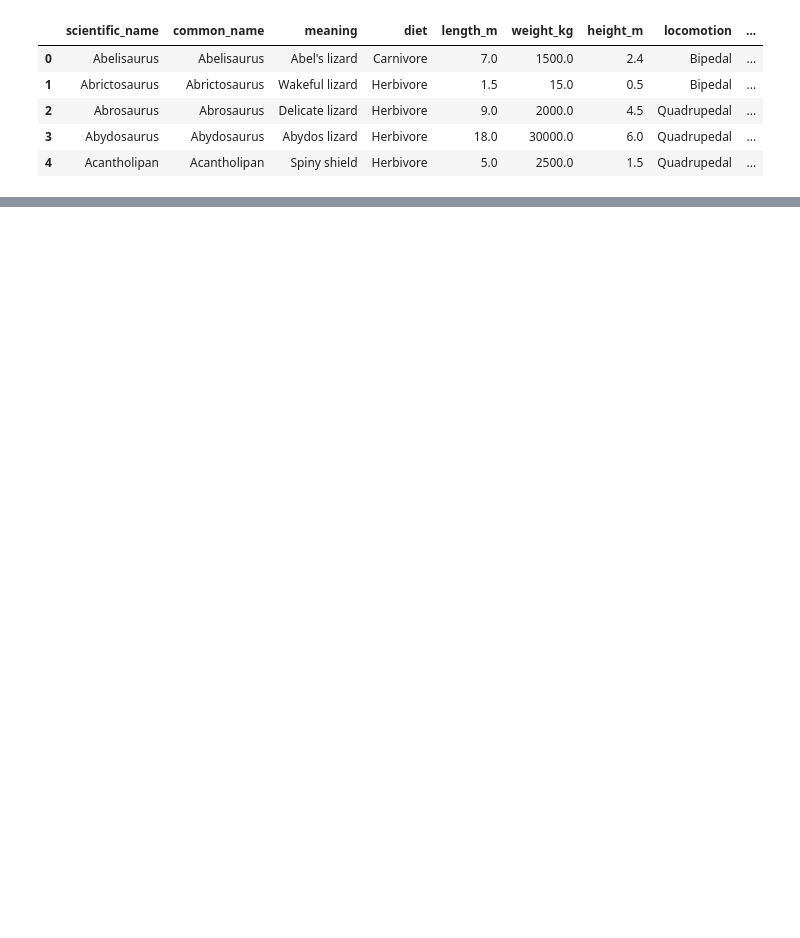
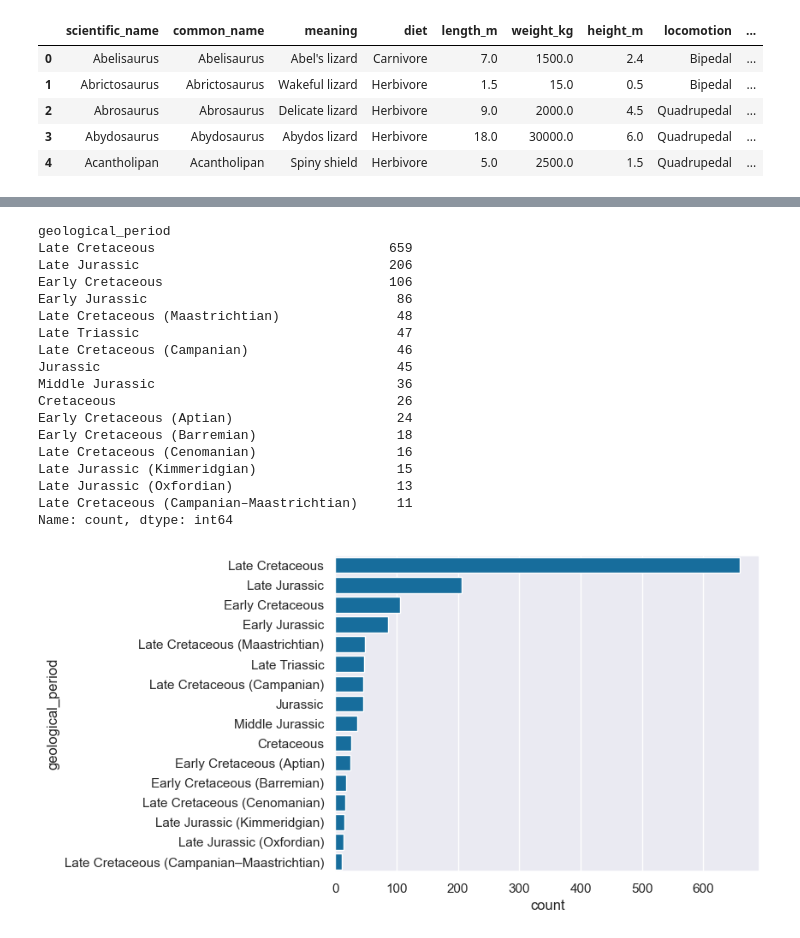
Before and after one commit to korayyildirim/DataAnalysisProjects, a Jupyter notebook: dinosaurEDA.ipynb, the cells around one changed output, grey strips where cells are left out. Cells and saved outputs as stored; diff of their text form; code cells hidden in the pictures; blank space fills up the shorter version.

```diff
--- a/dinosaurEDA.ipynb
+++ b/dinosaurEDA.ipynb
@@ -19,0 +87,27 @@ dinosaur_df.head()
+# %%
+# Geololigal periods over with over 10 occurences
+s=pd.DataFrame(dinosaur_df.value_counts("geological_period"))
+s2 = s[s["count"]>10]
+sns.barplot(y=s2.index,x=s2["count"])
+print(s2["count"])
+plt.show()
+# %% [output]
+geological_period
+Late Cretaceous                              659
+Late Jurassic                                206
+Early Cretaceous                             106
+Early Jurassic                                86
+Late Cretaceous (Maastrichtian)               48
+Late Triassic                                 47
+Late Cretaceous (Campanian)                   46
+Jurassic                                      45
+Middle Jurassic                               36
+Cretaceous                                    26
+Early Cretaceous (Aptian)                     24
+Early Cretaceous (Barremian)                  18
+Late Cretaceous (Cenomanian)                  16
+Late Jurassic (Kimmeridgian)                  15
+Late Jurassic (Oxfordian)                     13
+Late Cretaceous (Campanian–Maastrichtian)     11
+Name: count, dtype: int64
+[figure, added]
```
Also changed, not shown: parts of 11 cells of this notebook.
